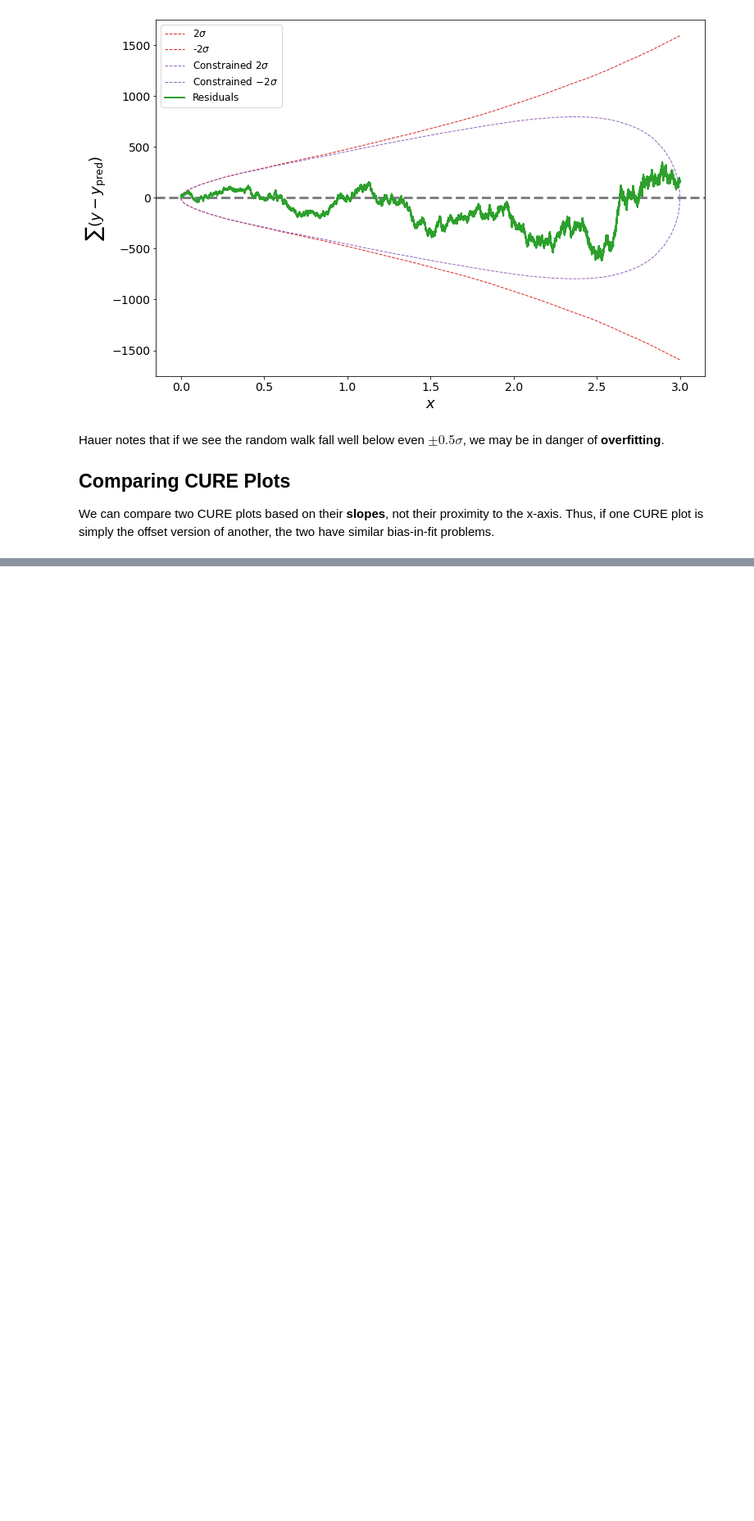
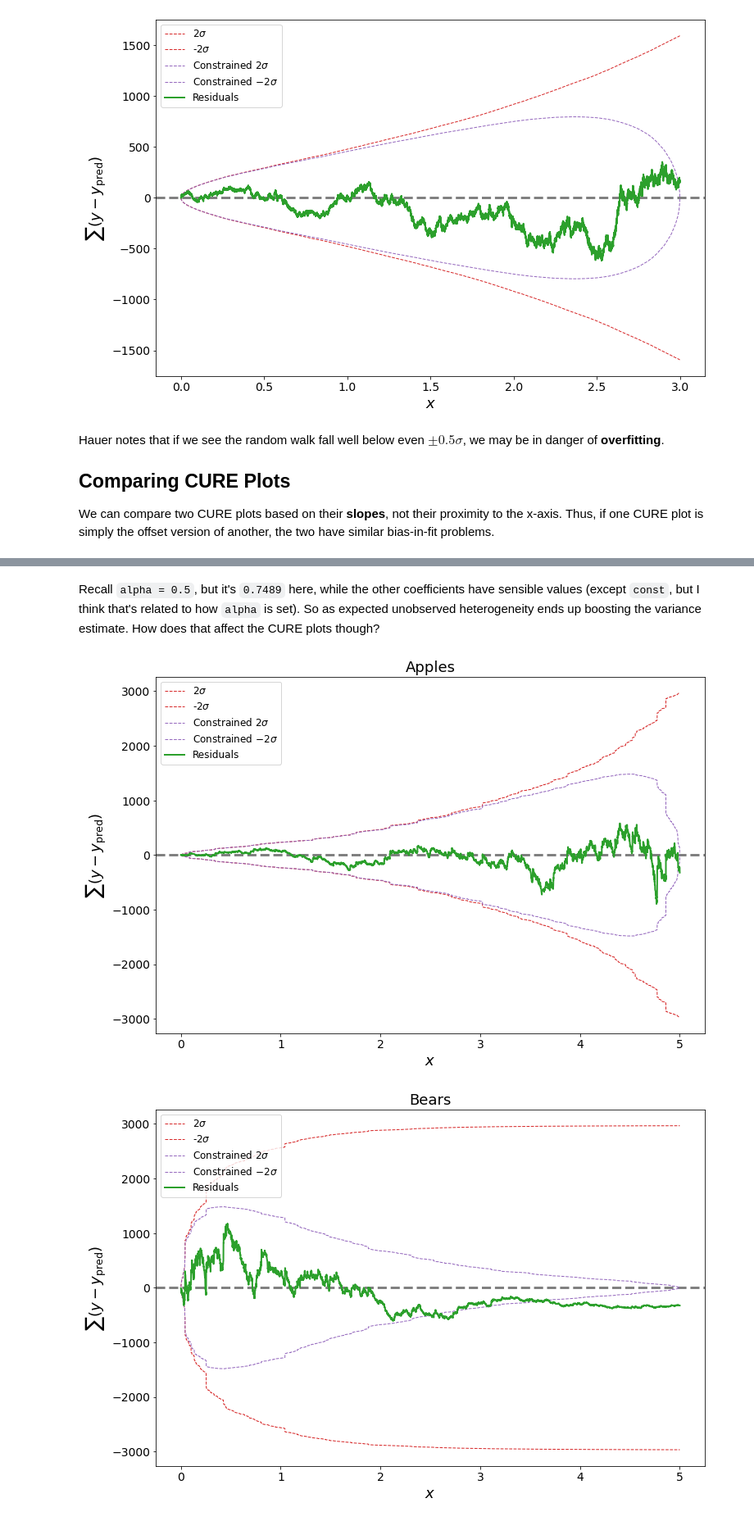
Before and after one commit to cczhu/data_drabble, a Jupyter notebook: statistics/Art of Regression for Road Safety/Chapter 7 - Which Fit is Fitter.ipynb, the cells around one changed output, grey strips where cells are left out. Shown at 82% size. Saved outputs shown, nothing was run; the diff lists cells and outputs as text; code cells hidden in the pictures; blank space fills up the shorter version.

```diff
--- a/statistics/Art of Regression for Road Safety/Chapter 7 - Which Fit is Fitter.ipynb
+++ b/statistics/Art of Regression for Road Safety/Chapter 7 - Which Fit is Fitter.ipynb
@@ -275,0 +441,9 @@ We can compare two CURE plots based on their **slopes**, not their proximity to
+# %%
+beta_4 = 1.3
+
+var_def2 = pd.DataFrame(
+    ([beta_4, (0., 1.2)],),
+    columns=['beta', 'exog_lim'],
+    index=['daisies'])
+
+var_def2
@@ -275,0 +453,25 @@ We can compare two CURE plots based on their **slopes**, not their proximity to
+# %%
+np.random.seed(848966)
+
+df_exog2 = pd.DataFrame([], index=np.arange(n_obs, dtype=int))
+
+for var_name, var_row in var_def2.iterrows():
+    df_exog2[var_name] = np.random.uniform(
+        low=var_row['exog_lim'][0], high=var_row['exog_lim'][1],
+        size=(n_obs,))
+# %%
+df_fit = df_exog.copy()
+var_fit = var_def.copy()
+df_fit['daisies'] = df_exog2['daisies']
+var_fit.loc['daisies', :] = var_def2.loc['daisies', :]
+
+lambda_expected = np.exp(df_fit.dot(var_fit['beta']) + const)
+gamma_draws = np.random.gamma(1. / alpha, alpha, size=n_obs)
+endog = np.random.poisson(lam=(lambda_expected * gamma_draws))
+
+model = sm.NegativeBinomial(
+    endog=endog, exog=sm.add_constant(df_exog))
+results = model.fit(maxiter=100, disp=False)
+resid = endog - results.predict()
+
+results.summary()
@@ -275,0 +493,9 @@ We can compare two CURE plots based on their **slopes**, not their proximity to
+# %% [markdown]
+Recall `alpha = 0.5`, but it's `0.7489` here, while the other coefficients have sensible values (except `const`, but I think that's related to how `alpha` is set). So as expected unobserved heterogeneity ends up boosting the variance estimate. How does that affect the CURE plots though?
+# %%
+make_cureplot(get_cureplot_data(df_exog['apples'], resid), title="Apples")
+make_cureplot(get_cureplot_data(df_exog['bears'], resid), title="Bears")
+make_cureplot(get_cureplot_data(df_exog['candy'], resid), title="Candy")
+# %% [output]
+[figure, added]
+[figure, added]
```
Also changed, not shown: parts of 29 cells of this notebook.
